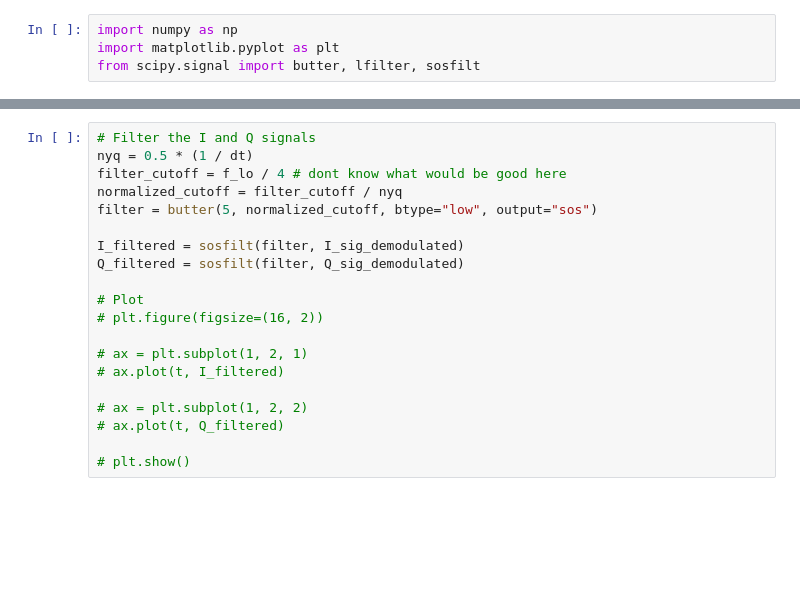
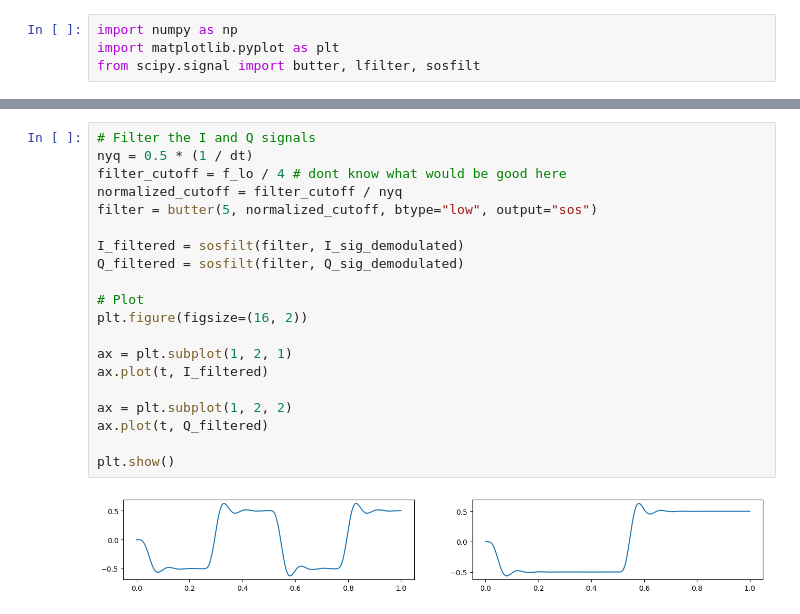
Before and after one commit to MortenSorensenNOR/rf-communication, a Jupyter notebook: qam.ipynb, the cells around one changed output, grey strips where cells are left out. Cells and saved outputs as stored; diff of their text form; blank space fills up the shorter version.

```diff
--- a/qam.ipynb
+++ b/qam.ipynb
@@ -148,23 +137,25 @@ Q_sig_demodulated = Q_sig_if * -np.sin(2 * np.pi * f_lo * t)
 # %%
 # Filter the I and Q signals
 nyq = 0.5 * (1 / dt)
 filter_cutoff = f_lo / 4 # dont know what would be good here
 normalized_cutoff = filter_cutoff / nyq
 filter = butter(5, normalized_cutoff, btype="low", output="sos")
 
 I_filtered = sosfilt(filter, I_sig_demodulated)
 Q_filtered = sosfilt(filter, Q_sig_demodulated)
 
 # Plot
-# plt.figure(figsize=(16, 2))
+plt.figure(figsize=(16, 2))
 
-# ax = plt.subplot(1, 2, 1)
-# ax.plot(t, I_filtered)
+ax = plt.subplot(1, 2, 1)
+ax.plot(t, I_filtered)
 
-# ax = plt.subplot(1, 2, 2)
-# ax.plot(t, Q_filtered)
+ax = plt.subplot(1, 2, 2)
+ax.plot(t, Q_filtered)
 
-# plt.show()
+plt.show()
+# %% [output]
+[figure, added]
 # %%
 # Classify
 I_class = []
```
Also changed, not shown: parts of 9 cells of this notebook.
